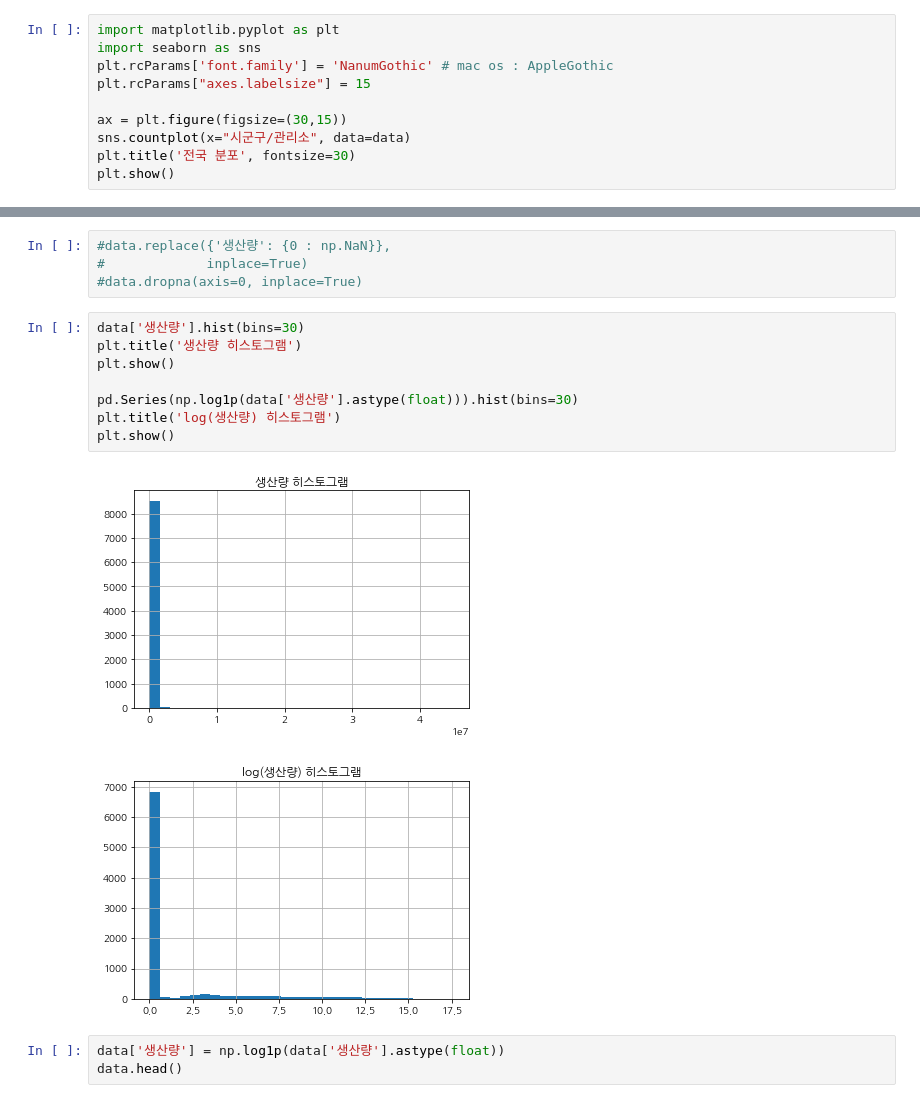
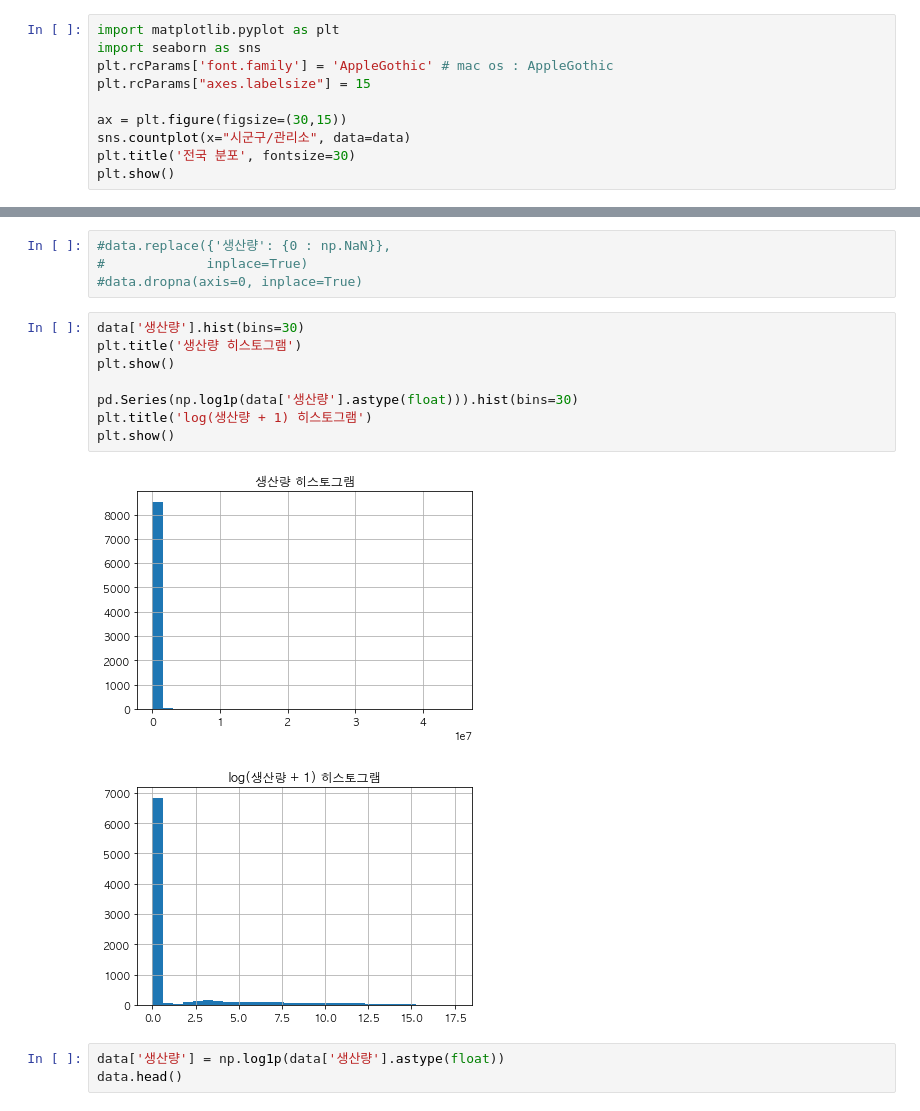
Before and after one commit to kimsunghun00/k-forest, a Jupyter notebook: K-Forest1-Copy3.ipynb, the cells around one changed output, grey strips where cells are left out. Cells and saved outputs as stored; diff of their text form.

```diff
--- a/K-Forest1-Copy3.ipynb
+++ b/K-Forest1-Copy3.ipynb
@@ -119,7 +119,7 @@ Name: 시군구/관리소, Length: 167, dtype: int64
 # %%
 import matplotlib.pyplot as plt
 import seaborn as sns
-plt.rcParams['font.family'] = 'NanumGothic' # mac os : AppleGothic
+plt.rcParams['font.family'] = 'AppleGothic' # mac os : AppleGothic
 plt.rcParams["axes.labelsize"] = 15
 
 ax = plt.figure(figsize=(30,15))
@@ -190,14 +190,14 @@ plt.show()
 # %%
 data['생산량'].hist(bins=30)
 plt.title('생산량 히스토그램')
 plt.show()
 
 pd.Series(np.log1p(data['생산량'].astype(float))).hist(bins=30)
-plt.title('log(생산량) 히스토그램')
+plt.title('log(생산량 + 1) 히스토그램')
 plt.show()
 # %% [output]
-[figure, old version]
+[figure, new version]
-[figure, old version]
+[figure, new version]
 # %%
 data['생산량'] = np.log1p(data['생산량'].astype(float))
 data.head()
```
Also changed, not shown: parts of 36 cells of this notebook.
